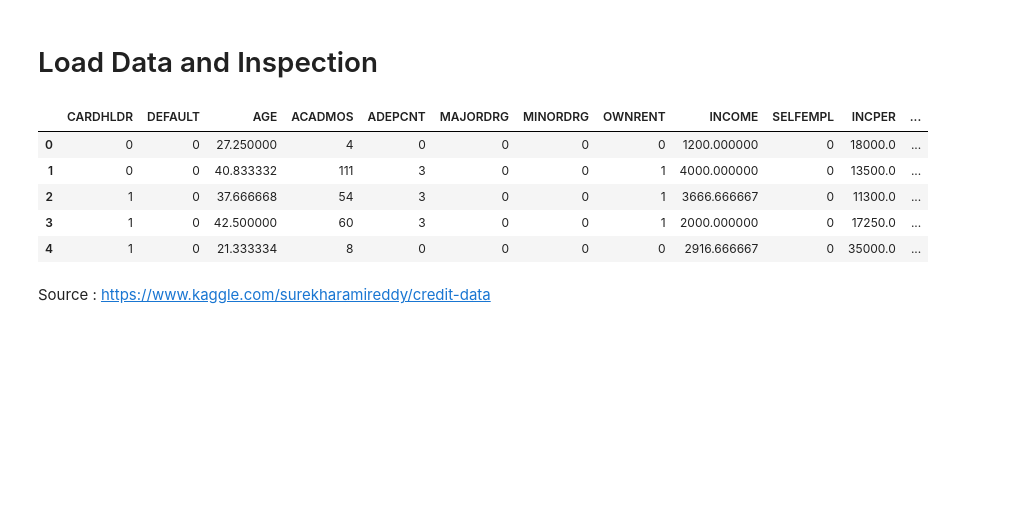
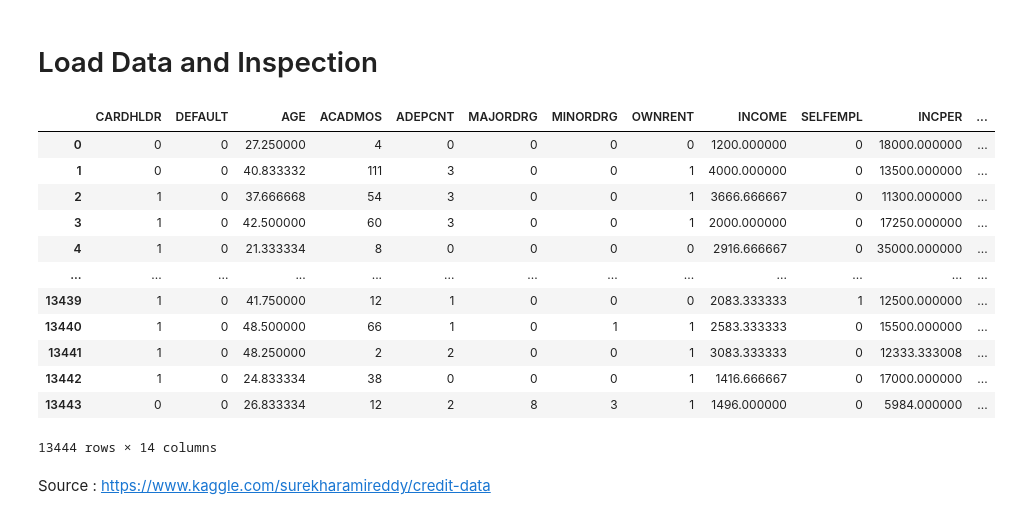
Before and after one commit to XcLyBr/Defaulting-Card-Payment, a Jupyter notebook: DefaultingCreditCards.ipynb, the cells around one changed output. Drawn from its saved outputs; the diff is of its cells as text; code cells hidden in the pictures; blank space fills up the shorter version.

```diff
--- a/DefaultingCreditCards.ipynb
+++ b/DefaultingCreditCards.ipynb
@@ -25,14 +25,21 @@ import seaborn as sns
 # %%
 path = '/content/credit_data.csv'
 df = pd.read_csv(path)
-df.head()
+df
 # %% [output]
 |  | CARDHLDR | DEFAULT | AGE | ACADMOS | ADEPCNT | MAJORDRG | MINORDRG | OWNRENT | INCOME | SELFEMPL | INCPER | ... |
-| 0 | 0 | 0 | 27.250000 | 4 | 0 | 0 | 0 | 0 | 1200.000000 | 0 | 18000.0 | ... |
-| 1 | 0 | 0 | 40.833332 | 111 | 3 | 0 | 0 | 1 | 4000.000000 | 0 | 13500.0 | ... |
-| 2 | 1 | 0 | 37.666668 | 54 | 3 | 0 | 0 | 1 | 3666.666667 | 0 | 11300.0 | ... |
-| 3 | 1 | 0 | 42.500000 | 60 | 3 | 0 | 0 | 1 | 2000.000000 | 0 | 17250.0 | ... |
-| 4 | 1 | 0 | 21.333334 | 8 | 0 | 0 | 0 | 0 | 2916.666667 | 0 | 35000.0 | ... |
+| 0 | 0 | 0 | 27.250000 | 4 | 0 | 0 | 0 | 0 | 1200.000000 | 0 | 18000.000000 | ... |
+| 1 | 0 | 0 | 40.833332 | 111 | 3 | 0 | 0 | 1 | 4000.000000 | 0 | 13500.000000 | ... |
+| 2 | 1 | 0 | 37.666668 | 54 | 3 | 0 | 0 | 1 | 3666.666667 | 0 | 11300.000000 | ... |
+| 3 | 1 | 0 | 42.500000 | 60 | 3 | 0 | 0 | 1 | 2000.000000 | 0 | 17250.000000 | ... |
+| 4 | 1 | 0 | 21.333334 | 8 | 0 | 0 | 0 | 0 | 2916.666667 | 0 | 35000.000000 | ... |
+| ... | ... | ... | ... | ... | ... | ... | ... | ... | ... | ... | ... | ... |
+| 13439 | 1 | 0 | 41.750000 | 12 | 1 | 0 | 0 | 0 | 2083.333333 | 1 | 12500.000000 | ... |
+| 13440 | 1 | 0 | 48.500000 | 66 | 1 | 0 | 1 | 1 | 2583.333333 | 0 | 15500.000000 | ... |
+| 13441 | 1 | 0 | 48.250000 | 2 | 2 | 0 | 0 | 1 | 3083.333333 | 0 | 12333.333008 | ... |
+| 13442 | 1 | 0 | 24.833334 | 38 | 0 | 0 | 0 | 1 | 1416.666667 | 0 | 17000.000000 | ... |
+| 13443 | 0 | 0 | 26.833334 | 12 | 2 | 8 | 3 | 1 | 1496.000000 | 0 | 5984.000000 | ... |
+13444 rows × 14 columns
 # %% [markdown]
 Source : https://www.kaggle.com/surekharamireddy/credit-data
 # %% [markdown]
```
Also changed, not shown: parts of 22 cells of this notebook.
